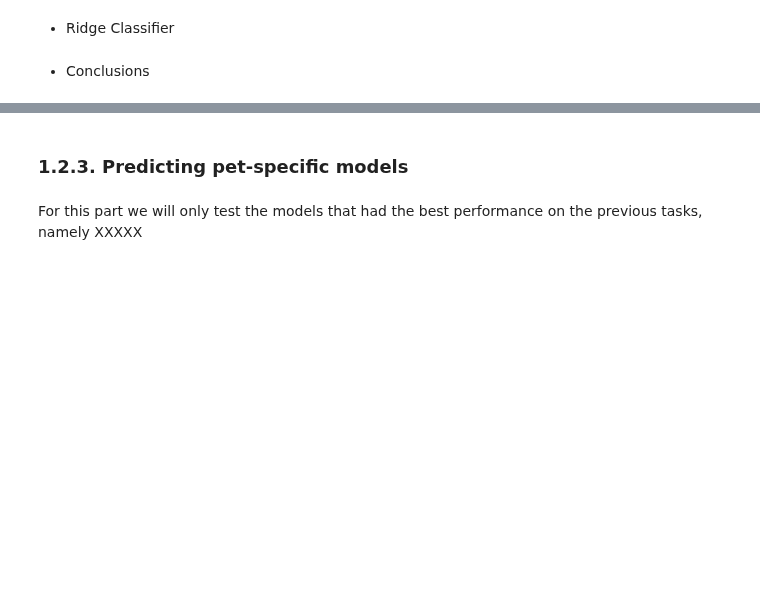
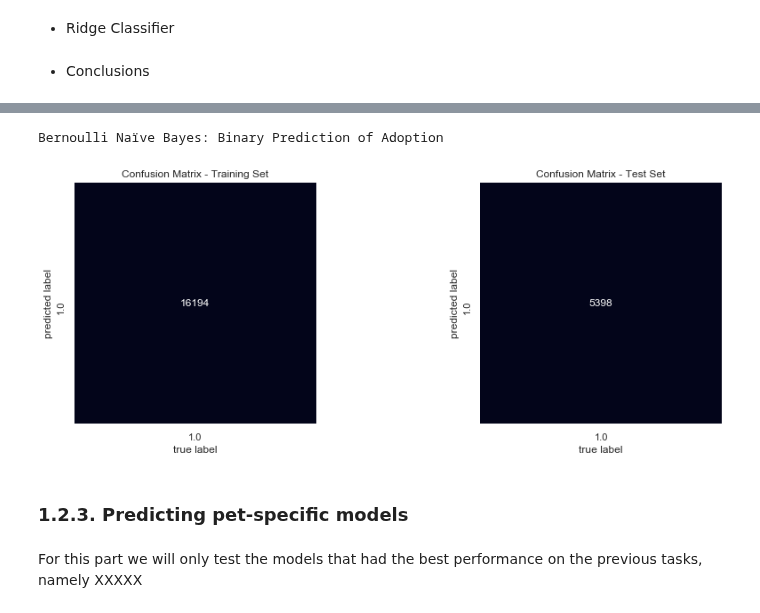
Before and after one commit to beatriz-lima/Machine-Learning-2019, a Jupyter notebook: Notes_Project.ipynb, the cells around one changed output, grey strips where cells are left out. Saved outputs shown, nothing was run; the diff lists cells and outputs as text; code cells hidden in the pictures; blank space fills up the shorter version.

```diff
--- a/Notes_Project.ipynb
+++ b/Notes_Project.ipynb
@@ -1344,0 +1345,4 @@ confusion ('Ridge Classifier',y_train,y_train_pred_m_rdclm,y_test,y_test_pred_m_
+# %%
+X_train, X_test, y_train, y_test = separate_split(df_processed2_b_balanced_encoded,True)
+y_train_binary = binarize(y_train)
+y_test_binary = binarize(y_test)
@@ -1344,0 +1370,4 @@ confusion ('Ridge Classifier',y_train,y_train_pred_m_rdclm,y_test,y_test_pred_m_
+# %%
+# The scoring metric for the grid searh in the benchmark task will be the score of the estimator (runs slow)
+knn_bench_binary_grid = GridSearchCV(knn_bench, knn_bench_p, scoring='f1_macro',verbose=10) # creates all 120 versions of the KNN model
+knn_bench_binary_grid.fit(X_train,y_train_binary) #
@@ -1344,0 +1384,3 @@ confusion ('Ridge Classifier',y_train,y_train_pred_m_rdclm,y_test,y_test_pred_m_
+# %%
+bnb_binary = BernoulliNB()
+bnb_binary
@@ -1344,0 +1389,2 @@ confusion ('Ridge Classifier',y_train,y_train_pred_m_rdclm,y_test,y_test_pred_m_
+# %%
+y_train_pred_binary_BNB, y_test_pred_binary_BNB, trainscore_binary_BNB, testscore_binary_BNB = model('Bernoulli Naïve Bayes: Binary Prediction of Adoption',X_train,y_train_binary,X_test,y_test_binary,bnb_binary)
@@ -1345,3 +1409,8 @@ confusion ('Ridge Classifier',y_train,y_train_pred_m_rdclm,y_test,y_test_pred_m_
+# %%
+confusion ('Bernoulli Naïve Bayes: Binary Prediction of Adoption',y_train_binary,y_train_pred_binary_BNB,y_test_binary,y_test_pred_binary_BNB)
+# %% [output]
+Bernoulli Naïve Bayes: Binary Prediction of Adoption
+[figure, added]
 # %% [markdown]
 ### 1.2.3. Predicting pet-specific models
 # %% [markdown]
```
Also changed, not shown: parts of 24 cells of this notebook.
